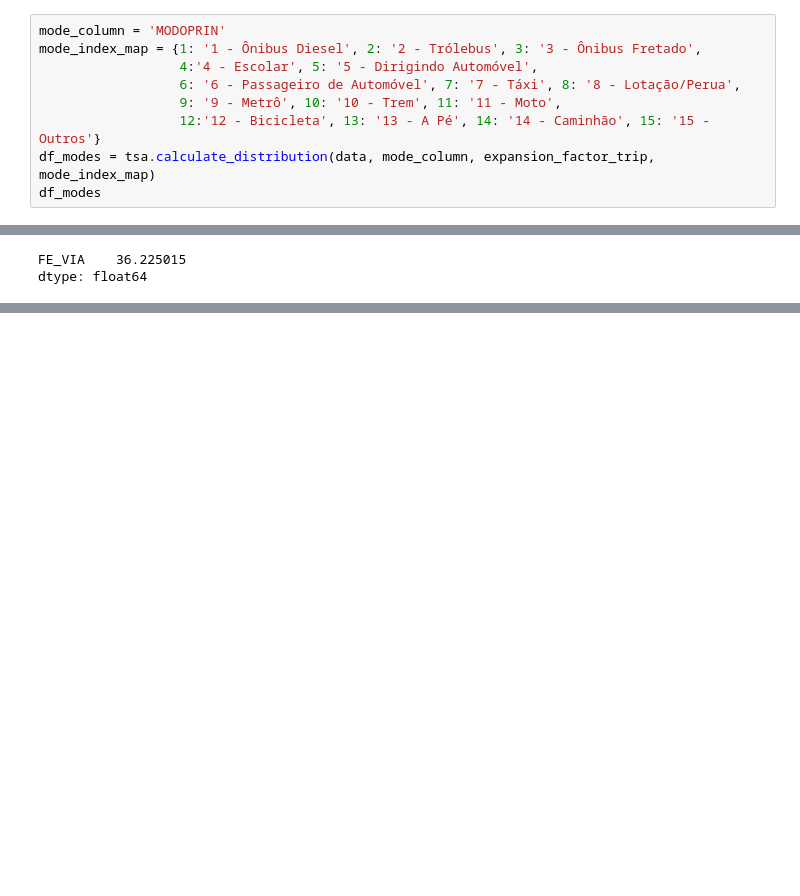
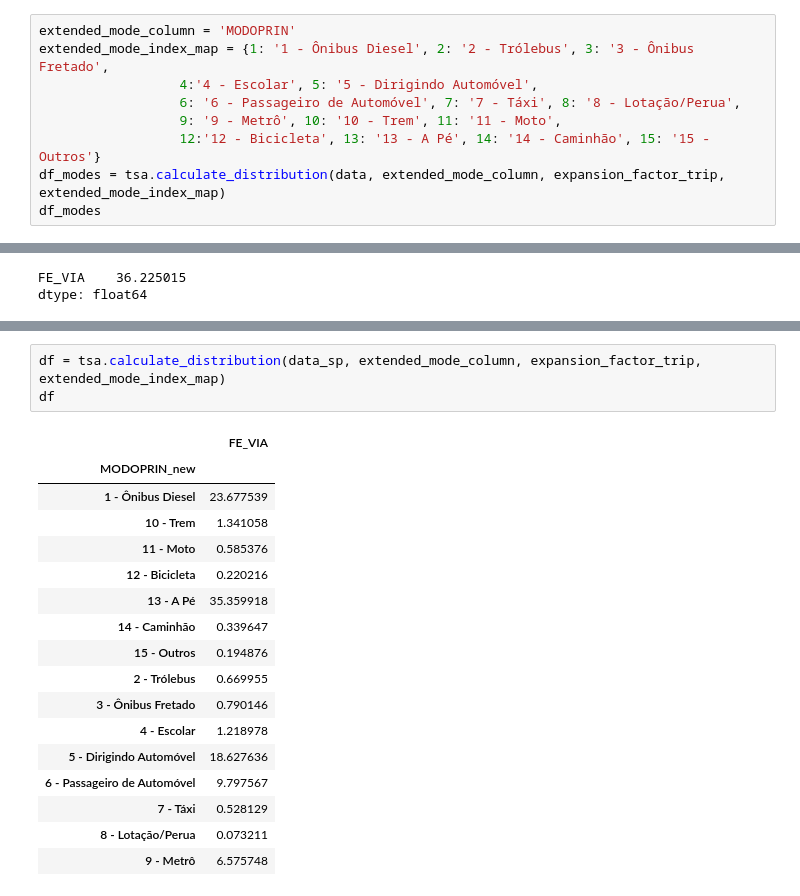
Before and after one commit to anayflima/bikesp-analysis, a Jupyter notebook: data_analysis/TravelSurvey/context_SP_1987.ipynb, the cells around one changed output, grey strips where cells are left out. Drawn from its saved outputs; the diff is of its cells as text; blank space fills up the shorter version.

```diff
--- a/data_analysis/TravelSurvey/context_SP_1987.ipynb
+++ b/data_analysis/TravelSurvey/context_SP_1987.ipynb
@@ -137,13 +142,13 @@ Columns correspondence:
 
 13 - Outros
 # %%
-mode_column = 'MODOPRIN'
-mode_index_map = {1: '1 - Ônibus Diesel', 2: '2 - Trólebus', 3: '3 - Ônibus Fretado',
+extended_mode_column = 'MODOPRIN'
+extended_mode_index_map = {1: '1 - Ônibus Diesel', 2: '2 - Trólebus', 3: '3 - Ônibus Fretado',
                   4:'4 - Escolar', 5: '5 - Dirigindo Automóvel',
                   6: '6 - Passageiro de Automóvel', 7: '7 - Táxi', 8: '8 - Lotação/Perua',
                   9: '9 - Metrô', 10: '10 - Trem', 11: '11 - Moto',
                   12:'12 - Bicicleta', 13: '13 - A Pé', 14: '14 - Caminhão', 15: '15 - Outros'}
-df_modes = tsa.calculate_distribution(data, mode_column, expansion_factor_trip, mode_index_map)
+df_modes = tsa.calculate_distribution(data, extended_mode_column, expansion_factor_trip, extended_mode_index_map)
 df_modes
 # %% [output]
 |  | FE_VIA |
@@ -240,0 +251,21 @@ data_sp = data[(data[municipality_origin_column] == 1) | (data[municipality_dest
+# %%
+df = tsa.calculate_distribution(data_sp, extended_mode_column, expansion_factor_trip, extended_mode_index_map)
+df
+# %% [output]
+|  | FE_VIA |
+| MODOPRIN_new |  |
+| 1 - Ônibus Diesel | 23.677539 |
+| 10 - Trem | 1.341058 |
+| 11 - Moto | 0.585376 |
+| 12 - Bicicleta | 0.220216 |
+| 13 - A Pé | 35.359918 |
+| 14 - Caminhão | 0.339647 |
+| 15 - Outros | 0.194876 |
+| 2 - Trólebus | 0.669955 |
+| 3 - Ônibus Fretado | 0.790146 |
+| 4 - Escolar | 1.218978 |
+| 5 - Dirigindo Automóvel | 18.627636 |
+| 6 - Passageiro de Automóvel | 9.797567 |
+| 7 - Táxi | 0.528129 |
+| 8 - Lotação/Perua | 0.073211 |
+| 9 - Metrô | 6.575748 |
```
Also changed, not shown: parts of 17 cells of this notebook, 4 other files.
